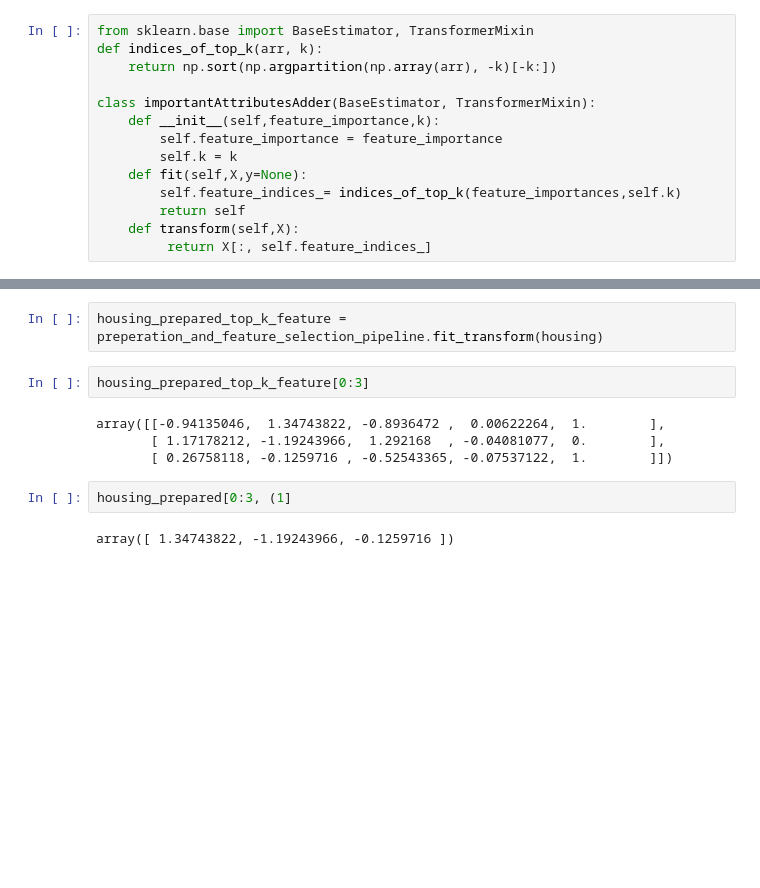
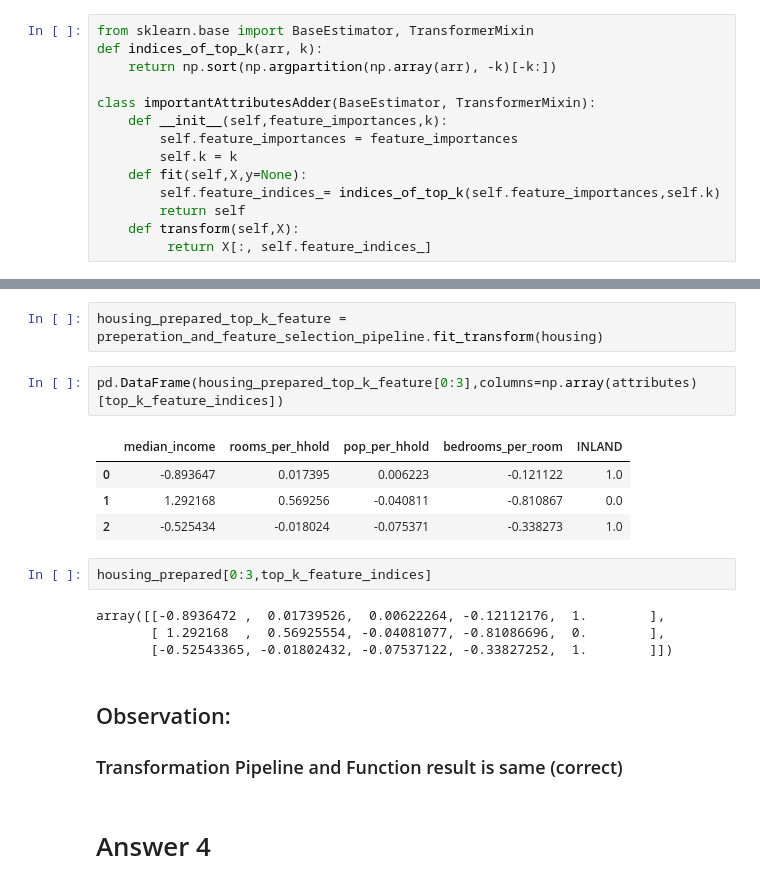
Before and after one commit to KrishKanojia/Housing-Prices-Prediction-Machine-Learning-Project, a Jupyter notebook: House Prediction Machine learning Project.ipynb, the cells around one changed output, grey strips where cells are left out. Cells and saved outputs as stored; diff of their text form; blank space fills up the shorter version.

```diff
--- a/House Prediction Machine learning Project.ipynb
+++ b/House Prediction Machine learning Project.ipynb
@@ -801,11 +829,11 @@ def indices_of_top_k(arr, k):
     return np.sort(np.argpartition(np.array(arr), -k)[-k:])
 
 class importantAttributesAdder(BaseEstimator, TransformerMixin):
-    def __init__(self,feature_importance,k):
-        self.feature_importance = feature_importance
+    def __init__(self,feature_importances,k):
+        self.feature_importances = feature_importances
         self.k = k
     def fit(self,X,y=None):
-        self.feature_indices_= indices_of_top_k(feature_importances,self.k)
+        self.feature_indices_= indices_of_top_k(self.feature_importances,self.k)
         return self
     def transform(self,X):
          return X[:, self.feature_indices_]
@@ -842,12 +875,21 @@ preperation_and_feature_selection_pipeline = Pipeline([
 # %%
 housing_prepared_top_k_feature =  preperation_and_feature_selection_pipeline.fit_transform(housing)
 # %%
-housing_prepared_top_k_feature[0:3]
+pd.DataFrame(housing_prepared_top_k_feature[0:3],columns=np.array(attributes)[top_k_feature_indices])
 # %% [output]
-array([[-0.94135046,  1.34743822, -0.8936472 ,  0.00622264,  1.        ],
-       [ 1.17178212, -1.19243966,  1.292168  , -0.04081077,  0.        ],
-       [ 0.26758118, -0.1259716 , -0.52543365, -0.07537122,  1.        ]])
+|  | median_income | rooms_per_hhold | pop_per_hhold | bedrooms_per_room | INLAND |
+| 0 | -0.893647 | 0.017395 | 0.006223 | -0.121122 | 1.0 |
+| 1 | 1.292168 | 0.569256 | -0.040811 | -0.810867 | 0.0 |
+| 2 | -0.525434 | -0.018024 | -0.075371 | -0.338273 | 1.0 |
 # %%
-housing_prepared[0:3, (1]
+housing_prepared[0:3,top_k_feature_indices]
 # %% [output]
-array([ 1.34743822, -1.19243966, -0.1259716 ])
+array([[-0.8936472 ,  0.01739526,  0.00622264, -0.12112176,  1.        ],
+       [ 1.292168  ,  0.56925554, -0.04081077, -0.81086696,  0.        ],
+       [-0.52543365, -0.01802432, -0.07537122, -0.33827252,  1.        ]])
+# %% [markdown]
+## Observation:
+
+### Transformation Pipeline and Function result is same (correct)
+# %% [markdown]
+# Answer 4
```
Also changed, not shown: parts of 28 cells of this notebook.
